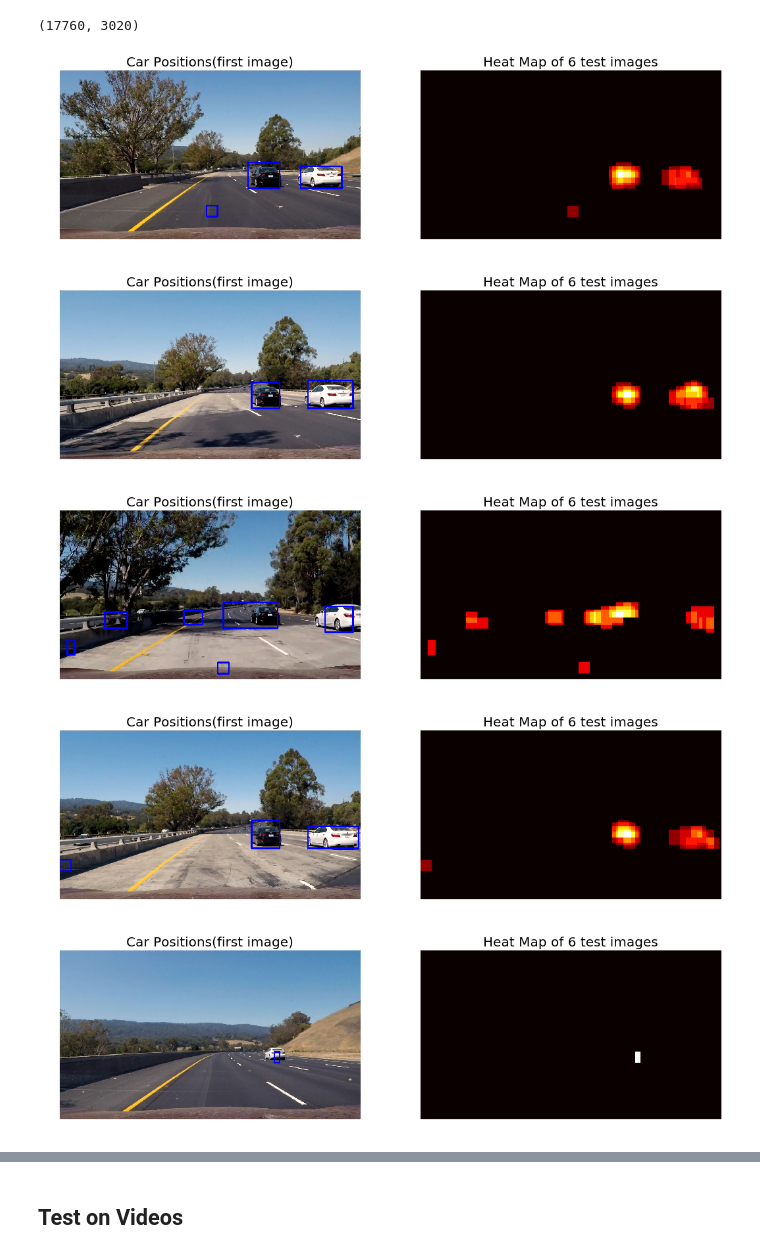
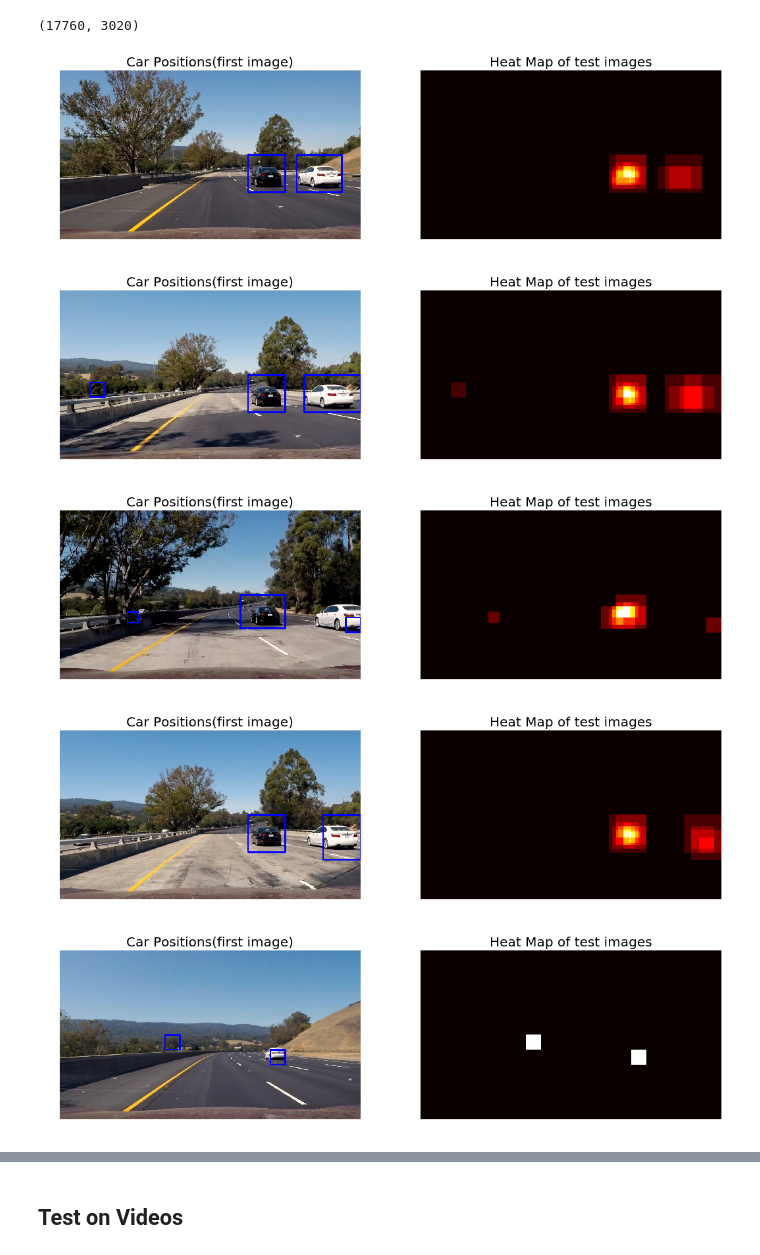
Before and after one commit to jbmpark/udacity_vehicle_detection, a Jupyter notebook: vehicle_detection.ipynb, the cells around one changed output, grey strips where cells are left out. Cells and saved outputs as stored; diff of their text form; code cells hidden in the pictures.

```diff
--- a/vehicle_detection.ipynb
+++ b/vehicle_detection.ipynb
@@ -261,9 +261,8 @@ def extract_features(rgb_img, hog=True, spatial_bin=True, histogram=True, \
     else: f_img = np.copy(rgb_img)
 
 
-    # HOG Features , always done in RGB space
     if hog==True:
-        hog_features =  get_hog_features(rgb_img, orient, pix_per_cell, cell_per_block,
+        hog_features =  get_hog_features(f_img, orient, pix_per_cell, cell_per_block,
                                          vis=False, feature_vec=True)
 
 
@@ -286,7 +285,7 @@ def extract_features(rgb_img, hog=True, spatial_bin=True, histogram=True, \
 use_hog=True
 use_spatial_bin=True
 use_histogram=True
-color_space='LUV'
+color_space='YUV'
 orient = 11
 pix_per_cell = 8
 cell_per_block = 2
@@ -329,10 +328,25 @@ X_test = X_scaler.transform(X_test)
 # Use a linear SVC
 from sklearn.svm import LinearSVC
 svc = LinearSVC()
+
 # Check the training time for the SVC
 svc.fit(X_train, y_train)
 # Check the score of the SVC
-print('Test Accuracy of SVC = ', round(svc.score(X_test, y_test), 4))
+print('Test Accuracy of Linear SVM = ', round(svc.score(X_test, y_test), 4))
+
+
+
+from sklearn.svm import SVC
+svc = SVC()
+parameters = {'kernel':('linear', 'rbf'), 'C':[1, 10]}
+
+from sklearn.model_selection import GridSearchCV
+clf = GridSearchCV(svc, parameters)
+
+# Check the training time for the SVC
+clf.fit(X_train, y_train)
+# Check the score of the SVC
+print('Test Accuracy of GridSearch SVM = ', round(clf.score(X_test, y_test), 4))
 # %% [output]
 Train set size : 14208
 Test set size : 3552
@@ -512,6 +533,14 @@ def draw_labeled_bboxes(img, labels):
 # %%
 from scipy.ndimage.measurements import label
 #labels = label(heatmap)
+
+windows = slide_window(img)
+windows2 = slide_window(img, xy_window=(96,96))
+windows3 = slide_window(img, xy_window=(48,48))
+#windows4 = slide_window(img, xy_window=(32,32))
+windows5 = slide_window(img, xy_window=(128,128))
+windows6 = slide_window(img, xy_window=(160,160))
+windows=windows+windows2+windows3+windows5+windows6
 
 
 box_list=np.empty([0,2,2])
@@ -528,39 +557,39 @@ for i in range(len(test_images)):
 
     global windows
 
-    detect_windows = search_windows(img, windows, svc, X_scaler)
+    detect_windows = search_windows(img, windows, clf, X_scaler)
 #    if len(detect_windows)!=0:
 #        box_list=np.vstack((box_list, detect_windows))
 
    # Add heat to each box in box list
     heat = np.zeros_like(img[:,:,0]).astype(np.float)
     heat = add_heat(heat,detect_windows)
 
     # Apply threshold to help remove false positives
-    heat = apply_threshold(heat,1)
+    heat = apply_threshold(heat,0)
 
     # Visualize the heatmap when displaying
     heatmap = np.clip(heat, 0, 255)
 
     # Find final boxes from heatmap using label function
     labels = label(heatmap)
     draw_img = draw_labeled_bboxes(np.copy(img), labels)
 
 
     fig, ax = plt.subplots(1, 2, figsize=(18, 6))
     ax[0].set_axis_off()
     ax[0].set_title("Car Positions(first image)", fontsize=20)
     ax[0].imshow(draw_img)
     ax[1].set_axis_off()
-    ax[1].set_title("Heat Map of 6 test images", fontsize=20)
+    ax[1].set_title("Heat Map of test images", fontsize=20)
     ax[1].imshow(heatmap, cmap='hot')
 
     fig.savefig('./output_images/'+test_files[i].split('/')[-1].split('.')[0])
     #print ('./output_images/'+test_files[i].split('/')[-1])
     plt.show()
 # %% [output]
-[figure, old version]
+[figure, new version]
-[figure, old version]
+[figure, new version]
-[figure, old version]
+[figure, new version]
-[figure, old version]
+[figure, new version]
-[figure, old version]
+[figure, new version]
```
Also changed, not shown: parts of 9 cells of this notebook, 8 other files.
